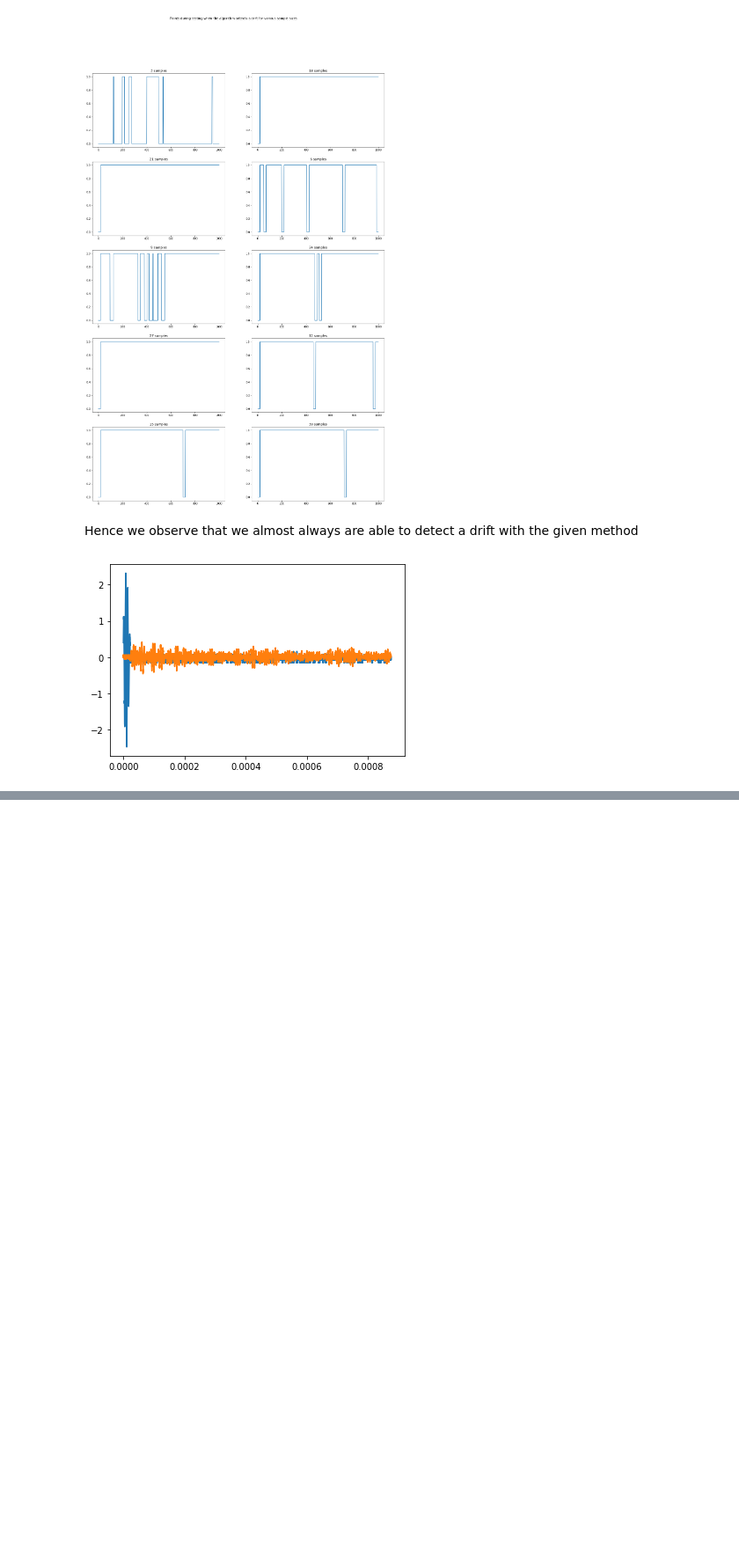
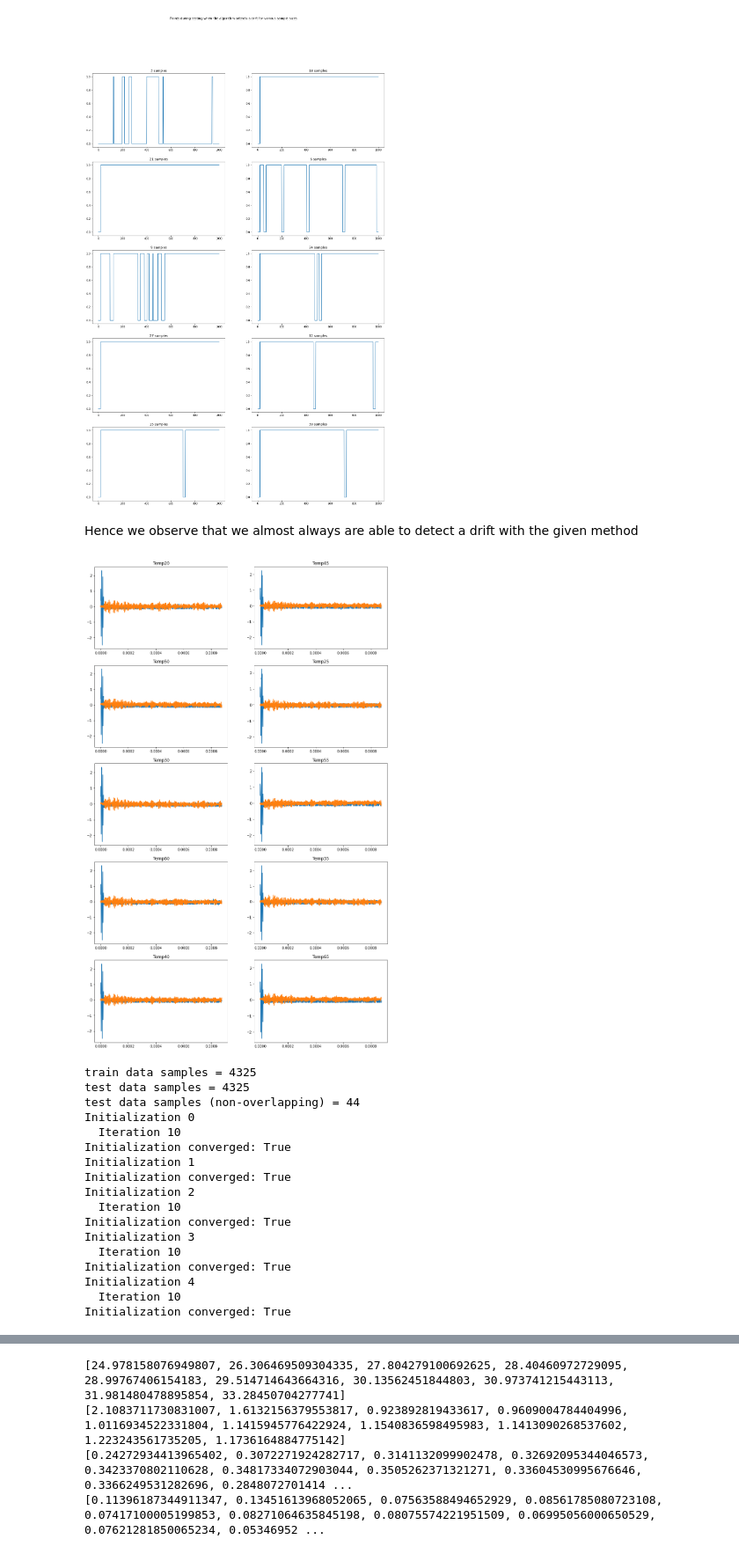
Before and after one commit to sumeetkrm/anomaly-detection, a Jupyter notebook: main.ipynb, the cells around one changed output, grey strips where cells are left out. Shown at 88% size. Saved outputs shown, nothing was run; the diff lists cells and outputs as text; code cells hidden in the pictures; blank space fills up the shorter version.

Commit message:
Add Aluminium tests

```diff
--- a/main.ipynb
+++ b/main.ipynb
@@ -247,6 +247,6 @@ Hence we observe that we almost always are able to detect a drift with the given
 # loading aluminium panel data
 folder_name_1 = "data/aluminium_data/BASELINE_1(Healthy)/Data_with3dprinter/Data_with_dso/"
 folder_name_2 = "data/aluminium_data/rivet_hole_temp/Data_with_dso"
-paths_1 = [folder_name_1 + f"Temp{x}/P13.csv" for x in range(20,75,5)]
-paths_2 = [folder_name_2 + f"Temp{x}/P13.csv" for x in range(20,75,5)]
-# lets only do 13 right now for different temperatures
+paths_1 = [folder_name_1 + f"Temp{x}/P13.csv" for x in range(20,70,5)]
+paths_2 = [folder_name_2 + f"Temp{x}/P13.csv" for x in range(20,70,5)]
+# lets only do 13 right now for different temperatures as this will show max variation in case of damages and undamaged measurements
@@ -253,10 +339,37 @@ paths_2 = [folder_name_2 + f"Temp{x}/P13.csv" for x in range(20,75,5)]
 # %%
 import pandas as pd
 
-db = pd.read_csv(paths_1[0], usecols=[3, 4, 10], header = None, names = ["time", "input", "output"])
-db = db[db["time"] > 0]
-plt.plot(db["time"], db["input"])
-plt.plot(db["time"], db["output"])
+fig, ax = plt.subplots(len(paths_1)//2, 2, figsize = (15, 25))
+for i,path in enumerate(paths_1):
+    db = pd.read_csv(path, usecols=[3, 4, 10], header = None, names = ["time", "input", "output"])
+    db = db[db["time"] > 0]
+    ax[i%(len(paths_1)//2)][i%2].plot(db["time"], db["input"])
+    ax[i%(len(paths_1)//2)][i%2].plot(db["time"], db["output"])
+    ax[i%(len(paths_1)//2)][i%2].set_title(path[-14:-8])
+
 plt.show()
+
+for i,path in enumerate(paths_1):
+    db = pd.read_csv(path, usecols=[3, 4, 10], header = None, names = ["time", "input", "output"])
+    db = db[db["time"] > 0]
+    model, n_train, test_data = train_GMM_to_data(db, int(path[-10:-8]), 100, 10, 5)
+    reconstruct_test_data(model, test_data, int(path[-10:-8]), 100, 10, n_train)
 # %% [output]
-[figure, old version]
+[figure, new version]
+train data samples = 4325
+test data samples = 4325
+test data samples (non-overlapping) = 44
+Initialization 0
+  Iteration 10
+Initialization converged: True
+Initialization 1
+Initialization converged: True
+Initialization 2
+  Iteration 10
+Initialization converged: True
+Initialization 3
+  Iteration 10
+Initialization converged: True
+Initialization 4
+  Iteration 10
+Initialization converged: True
@@ -262,0 +529,4 @@ plt.show()
+[24.978158076949807, 26.306469509304335, 27.804279100692625, 28.40460972729095, 28.99767406154183, 29.514714643664316, 30.13562451844803, 30.973741215443113, 31.981480478895854, 33.28450704277741]
+[2.1083711730831007, 1.6132156379553817, 0.923892819433617, 0.9609004784404996, 1.0116934522331804, 1.1415945776422924, 1.1540836598495983, 1.1413090268537602, 1.223243561735205, 1.1736164884775142]
+[0.24272934413965402, 0.3072271924282717, 0.3141132099902478, 0.32692095344046573, 0.3423370802110628, 0.34817334072903044, 0.3505262371321271, 0.33604530995676646, 0.3366249531282696, 0.2848072701414 ...
+[0.11396187344911347, 0.13451613968052065, 0.07563588494652929, 0.08561785080723108, 0.07417100005199853, 0.08271064635845198, 0.08075574221951509, 0.06995056000650529, 0.07621281850065234, 0.05346952 ...
```
Also changed, not shown: parts of 5 cells of this notebook, 2 other files.
